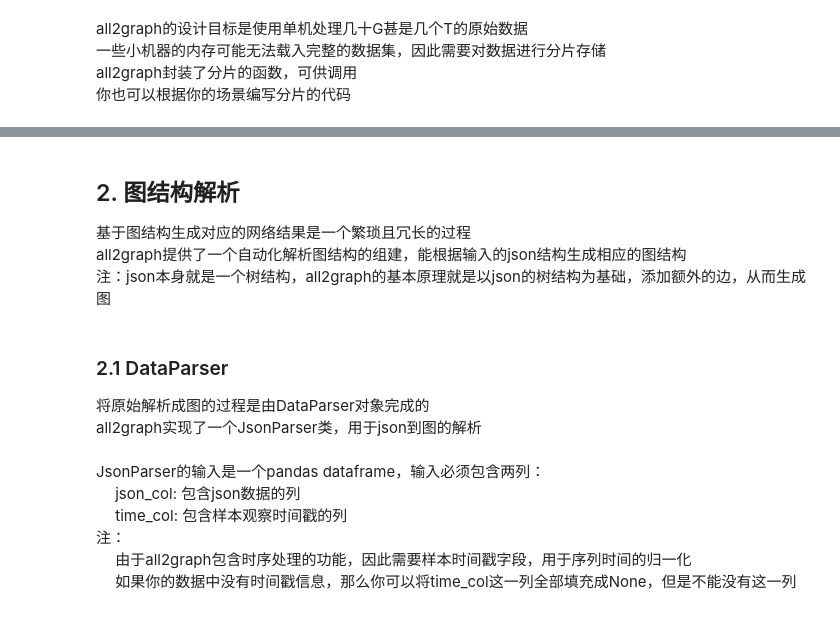
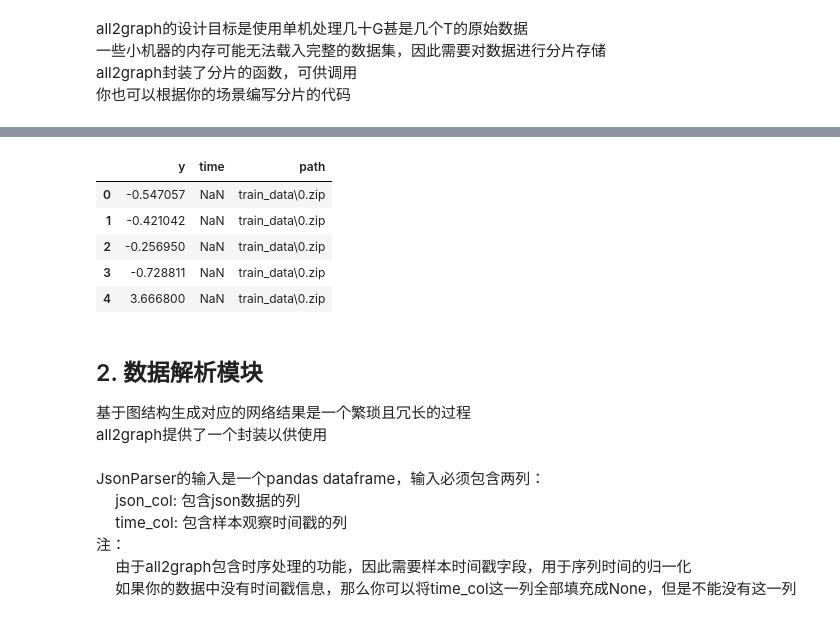
Before and after one commit to wolaituodiban/all2graph, a Jupyter notebook: tutorials/001_introduction.ipynb, the cells around one changed output, grey strips where cells are left out. Saved outputs shown, nothing was run; the diff lists cells and outputs as text; code cells hidden in the pictures.

```diff
--- a/tutorials/001_introduction.ipynb
+++ b/tutorials/001_introduction.ipynb
@@ -150,12 +72,17 @@ train_meta_df
-# %% [markdown]
-## 2. 图结构解析
-基于图结构生成对应的网络结果是一个繁琐且冗长的过程<br>
-all2graph提供了一个自动化解析图结构的组建，能根据输入的json结构生成相应的图结构<br>
-注：json本身就是一个树结构，all2graph的基本原理就是以json的树结构为基础，添加额外的边，从而生成图
-# %% [markdown]
-### 2.1 DataParser
-将原始解析成图的过程是由DataParser对象完成的<br>
-all2graph实现了一个JsonParser类，用于json到图的解析
+# %%
+train_path_df = pd.read_csv('train_data_path.zip')
+train_path_df.head()
+# %% [output]
+|  | y | time | path |
+| 0 | -0.547057 | NaN | train_data\0.zip |
+| 1 | -0.421042 | NaN | train_data\0.zip |
+| 2 | -0.256950 | NaN | train_data\0.zip |
+| 3 | -0.728811 | NaN | train_data\0.zip |
+| 4 | 3.666800 | NaN | train_data\0.zip |
+# %% [markdown]
+## 2. 数据解析模块
+基于图结构生成对应的网络结果是一个繁琐且冗长的过程<br>
+all2graph提供了一个封装以供使用
 # %% [markdown]
 JsonParser的输入是一个pandas dataframe，输入必须包含两列：<br>
 &emsp; json_col: 包含json数据的列<br>
```
Also changed, not shown: parts of 61 cells of this notebook, 8 other files.
